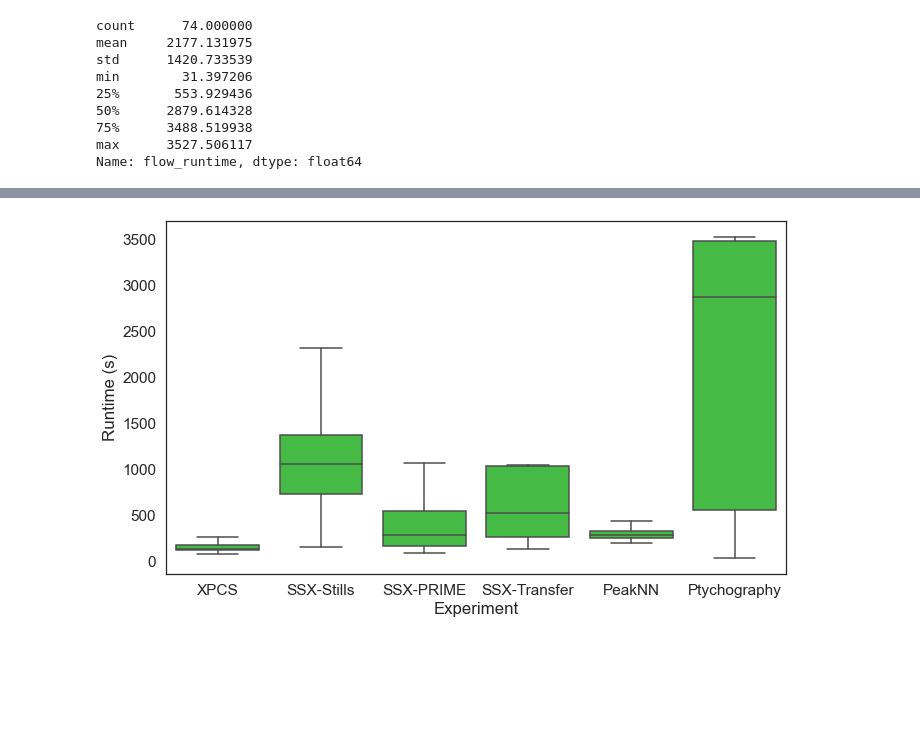
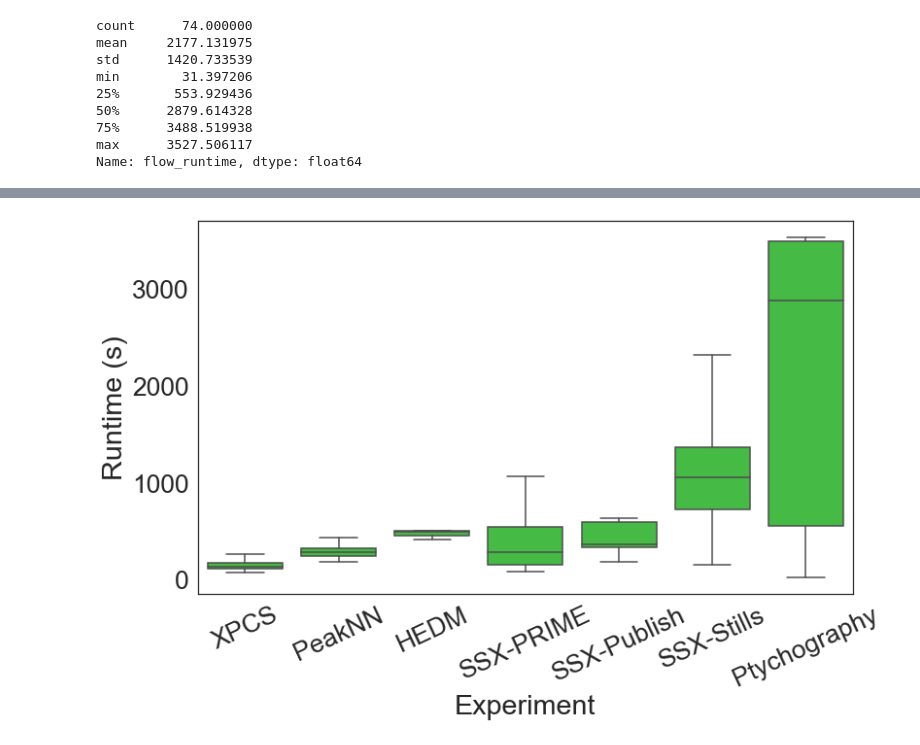
Before and after one commit to globus-labs/gladier-plots, a Jupyter notebook: gladier-figures.ipynb, the cells around one changed output, grey strips where cells are left out. Cells and saved outputs as stored; diff of their text form; code cells hidden in the pictures; blank space fills up the shorter version.

```diff
--- a/gladier-figures.ipynb
+++ b/gladier-figures.ipynb
@@ -588,13 +440,15 @@ min          0.000000
 max         39.000000
 dtype: float64
 # %%
-sns.set(font_scale=1.4, style='white')
-plt.figure(figsize=(10,6))
+sns.set(font_scale=2.4, style='white')
+plt.figure(figsize=(12,8))
 p = sns.lineplot(data=concurrency)
 
 p.set_ylabel("Concurrent flows")
 p.set_xlabel("Time")
 
+# p.set_xticklabels([1,2,3,4,5,6,7,8,9])
+p.set_xticklabels(['18:00:00','20:00:00','22:00:00','00:00:00','02:00:00','04:00:00','06:00:00'], rotation=25, ha="left")
 plt.tight_layout()
 plt.savefig('concurrent_flows.png')
 # %% [output]
@@ -617,17 +471,22 @@ df['experiment'] = 'XPCS'
 df_xpcs = df[['flow_runtime', 'experiment']]
 
 
-# SSX
-df_stills = pd.read_csv('stills_runs.csv')
-df_stills['experiment'] = 'SSX-Stills'
-df_prime = pd.read_csv('prime_runs.csv')
-df_prime['experiment'] = 'SSX-PRIME'
-df_transfer = pd.read_csv('ssx_transfer_runs.csv')
-df_transfer['experiment'] = 'SSX-Transfer'
-
 # SLAC
 df_slac = pd.read_csv('slac_runs.csv')
 df_slac['experiment'] = 'PeakNN'
+
+# HEDM
+df_hedm = pd.read_csv('hedm_runs.csv')
+df_hedm['experiment'] = 'HEDM'
+
+# SSX
+df_prime = pd.read_csv('prime_runs.csv')
+df_prime['experiment'] = 'SSX-PRIME'
+df_transfer = pd.read_csv('ssx_publish.csv')
+df_transfer['experiment'] = 'SSX-Publish'
+df_stills = pd.read_csv('stills_runs.csv')
+df_stills['experiment'] = 'SSX-Stills'
+
 
 # Ptycho
 df_ptycho = pd.read_csv('ptycho_runs.csv')
@@ -639,6 +498,7 @@ df_all = df_all.append(df_prime[['flow_runtime', 'experiment']], ignore_index=Tr
 df_all = df_all.append(df_transfer[['flow_runtime', 'experiment']], ignore_index=True)
 df_all = df_all.append(df_slac[['flow_runtime', 'experiment']], ignore_index=True)
 df_all = df_all.append(df_ptycho[['flow_runtime', 'experiment']], ignore_index=True)
+df_all = df_all.append(df_hedm[['flow_runtime', 'experiment']], ignore_index=True)
 # %%
 df_ptycho['flow_runtime'].describe()
 # %% [output]
@@ -682,14 +542,16 @@ plt.savefig('runtime_displot.png')
 # %%
 # ax = sns.kdeplot(data=df_all, x='flow_runtime', hue='experiment')
 # %%
-sns.set(font_scale=1.4, style='white')
-plt.figure(figsize=(10,6))
+sns.set(font_scale=2.4, style='white')
+plt.figure(figsize=(12,8))
 
-ax = sns.boxplot(x="experiment", y="flow_runtime", color="limegreen", data=df_all, showfliers=False)
+ax = sns.boxplot(x="experiment", y="flow_runtime", color="limegreen", data=df_all, showfliers=False,
+                 order=['XPCS', 'PeakNN', 'HEDM', 'SSX-PRIME', 'SSX-Publish', 'SSX-Stills', 'Ptychography'])
 ax.set_ylabel("Runtime (s)")
 ax.set_xlabel("Experiment")
 
+plt.xticks(rotation=25)#, ha="right")
 plt.tight_layout()
 plt.savefig('runtime_boxplot.png')
 # %% [output]
-[figure, old version]
+[figure, new version]
```
Also changed, not shown: parts of 44 cells of this notebook, 8 other files.
